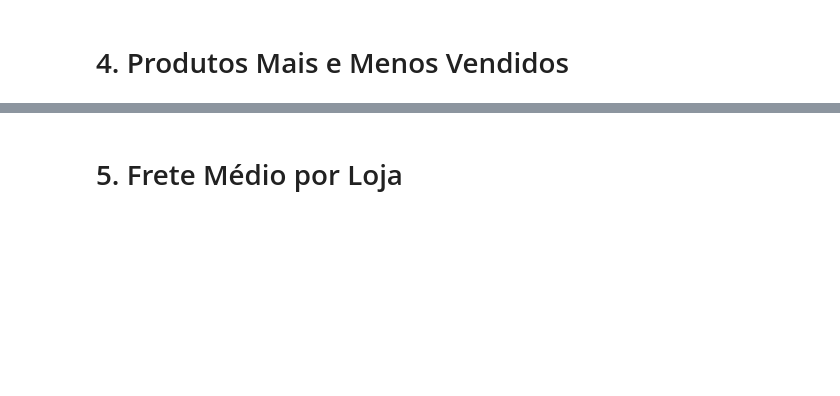
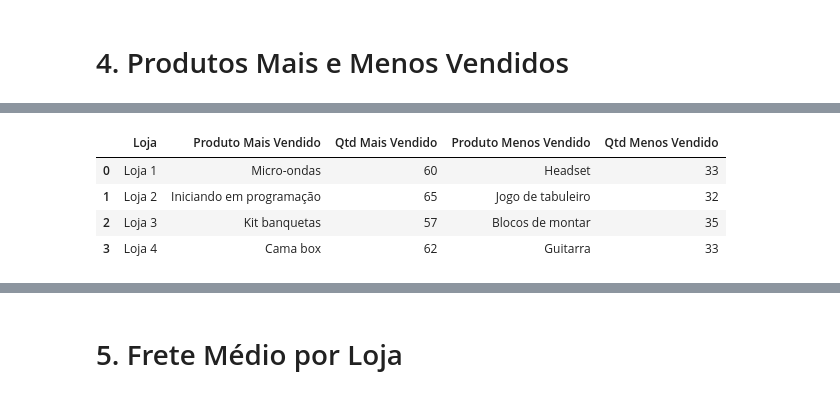
Before and after one commit to Mega-737/Amigo-Secreto-Challenge-, a Jupyter notebook: AluraStoreBr.ipynb, the cells around one changed output, grey strips where cells are left out. Drawn from its saved outputs; the diff is of its cells as text; code cells hidden in the pictures; blank space fills up the shorter version.

```diff
--- a/AluraStoreBr.ipynb
+++ b/AluraStoreBr.ipynb
@@ -157,0 +175,33 @@ df_avaliacoes
+# %%
+# Lista com DataFrames e nomes
+lojas = [loja_1, loja_2, loja_3, loja_4]
+nomes = ['Loja 1', 'Loja 2', 'Loja 3', 'Loja 4']
+
+# Armazenar os resultados
+produtos_destaque = []
+
+for i, loja in enumerate(lojas):
+    contagem = loja['Produto'].value_counts()
+
+    mais_vendido = contagem.idxmax()
+    menos_vendido = contagem.idxmin()
+
+    produtos_destaque.append({
+        'Loja': nomes[i],
+        'Produto Mais Vendido': mais_vendido,
+        'Qtd Mais Vendido': contagem.max(),
+        'Produto Menos Vendido': menos_vendido,
+        'Qtd Menos Vendido': contagem.min()
+    })
+# %%
+# Criando o DataFrame final
+df_destaques = pd.DataFrame(produtos_destaque)
+
+# Exibindo o resultado
+df_destaques
+# %% [output]
+|  | Loja | Produto Mais Vendido | Qtd Mais Vendido | Produto Menos Vendido | Qtd Menos Vendido |
+| 0 | Loja 1 | Micro-ondas | 60 | Headset | 33 |
+| 1 | Loja 2 | Iniciando em programação | 65 | Jogo de tabuleiro | 32 |
+| 2 | Loja 3 | Kit banquetas | 57 | Blocos de montar | 35 |
+| 3 | Loja 4 | Cama box | 62 | Guitarra | 33 |
```
Also changed, not shown: parts of 6 cells of this notebook.
